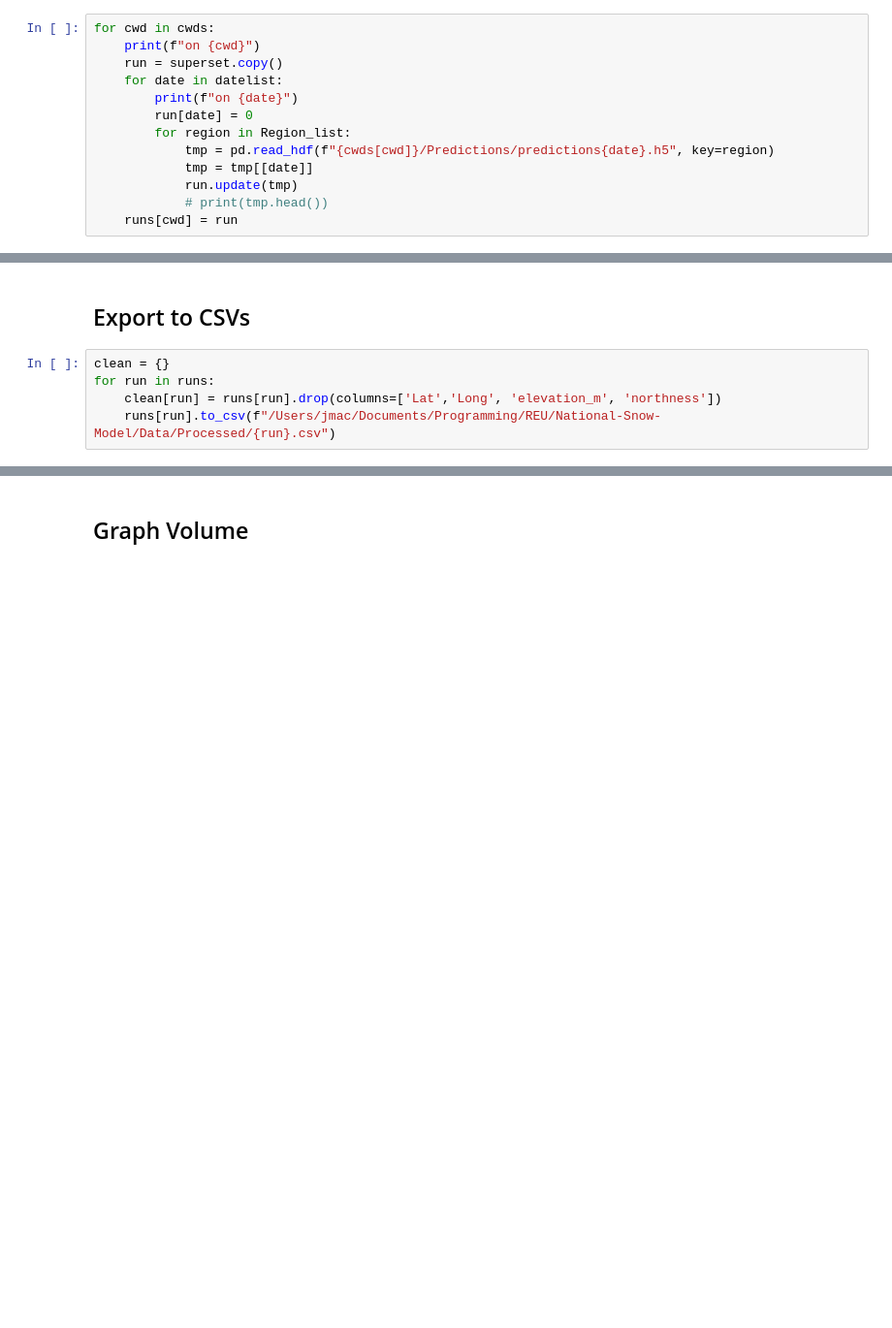
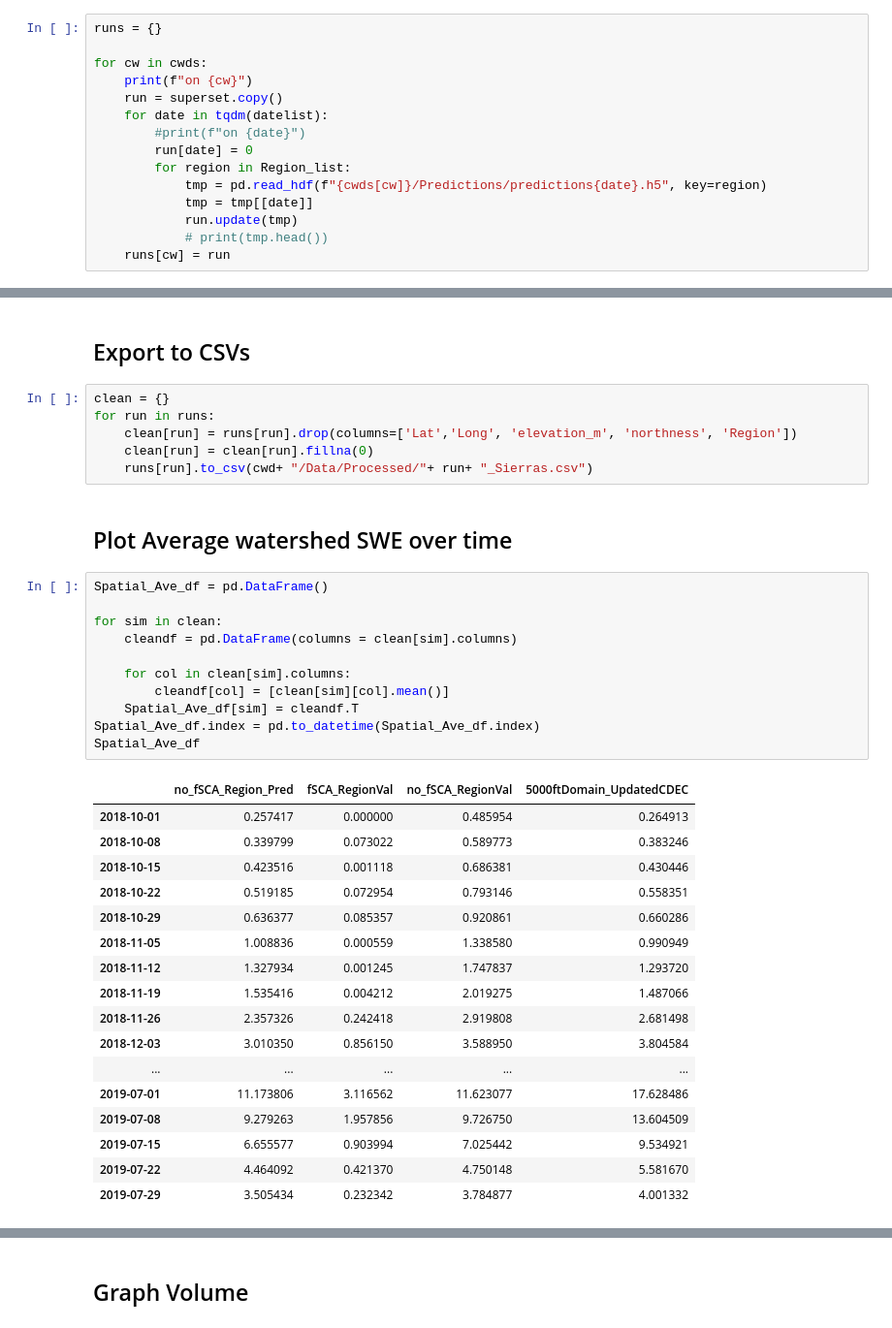
Before and after one commit to whitelightning450/SWEML, a Jupyter notebook: Model/model_comparison.ipynb, the cells around one changed output, grey strips where cells are left out. Shown at 97% size. Cells and saved outputs as stored; diff of their text form; blank space fills up the shorter version.

```diff
--- a/Model/model_comparison.ipynb
+++ b/Model/model_comparison.ipynb
@@ -105,13 +134,15 @@ runs = {}
 # %%
-for cwd in cwds:
-    print(f"on {cwd}")
+runs = {}
+
+for cw in cwds:
+    print(f"on {cw}")
     run = superset.copy()
-    for date in datelist:
-        print(f"on {date}")
+    for date in tqdm(datelist):
+        #print(f"on {date}")
         run[date] = 0
         for region in Region_list:
-            tmp = pd.read_hdf(f"{cwds[cwd]}/Predictions/predictions{date}.h5", key=region)
+            tmp = pd.read_hdf(f"{cwds[cw]}/Predictions/predictions{date}.h5", key=region)
             tmp = tmp[[date]]
             run.update(tmp)
             # print(tmp.head())
-    runs[cwd] = run
+    runs[cw] = run
@@ -124,5 +163,37 @@ filled_megaset = megaset.fillna(0)
 # %%
 clean = {}
 for run in runs:
-    clean[run] = runs[run].drop(columns=['Lat','Long', 'elevation_m', 'northness'])
-    runs[run].to_csv(f"/Users/jmac/Documents/Programming/REU/National-Snow-Model/Data/Processed/{run}.csv")
+    clean[run] = runs[run].drop(columns=['Lat','Long', 'elevation_m', 'northness', 'Region'])
+    clean[run] = clean[run].fillna(0)
+    runs[run].to_csv(cwd+ "/Data/Processed/"+ run+ "_Sierras.csv")
+# %% [markdown]
+## Plot Average watershed SWE over time
+# %%
+Spatial_Ave_df = pd.DataFrame()
+
+for sim in clean:
+    cleandf = pd.DataFrame(columns = clean[sim].columns)
+
+    for col in clean[sim].columns:
+        cleandf[col] = [clean[sim][col].mean()]
+    Spatial_Ave_df[sim] = cleandf.T
+Spatial_Ave_df.index = pd.to_datetime(Spatial_Ave_df.index)
+Spatial_Ave_df
+# %% [output]
+|  | no_fSCA_Region_Pred | fSCA_RegionVal | no_fSCA_RegionVal | 5000ftDomain_UpdatedCDEC |
+| 2018-10-01 | 0.257417 | 0.000000 | 0.485954 | 0.264913 |
+| 2018-10-08 | 0.339799 | 0.073022 | 0.589773 | 0.383246 |
+| 2018-10-15 | 0.423516 | 0.001118 | 0.686381 | 0.430446 |
+| 2018-10-22 | 0.519185 | 0.072954 | 0.793146 | 0.558351 |
+| 2018-10-29 | 0.636377 | 0.085357 | 0.920861 | 0.660286 |
+| 2018-11-05 | 1.008836 | 0.000559 | 1.338580 | 0.990949 |
+| 2018-11-12 | 1.327934 | 0.001245 | 1.747837 | 1.293720 |
+| 2018-11-19 | 1.535416 | 0.004212 | 2.019275 | 1.487066 |
+| 2018-11-26 | 2.357326 | 0.242418 | 2.919808 | 2.681498 |
+| 2018-12-03 | 3.010350 | 0.856150 | 3.588950 | 3.804584 |
+| ... | ... | ... | ... | ... |
+| 2019-07-01 | 11.173806 | 3.116562 | 11.623077 | 17.628486 |
+| 2019-07-08 | 9.279263 | 1.957856 | 9.726750 | 13.604509 |
+| 2019-07-15 | 6.655577 | 0.903994 | 7.025442 | 9.534921 |
+| 2019-07-22 | 4.464092 | 0.421370 | 4.750148 | 5.581670 |
+| 2019-07-29 | 3.505434 | 0.232342 | 3.784877 | 4.001332 |
```
Also changed, not shown: parts of 27 cells of this notebook, 3 other files.
